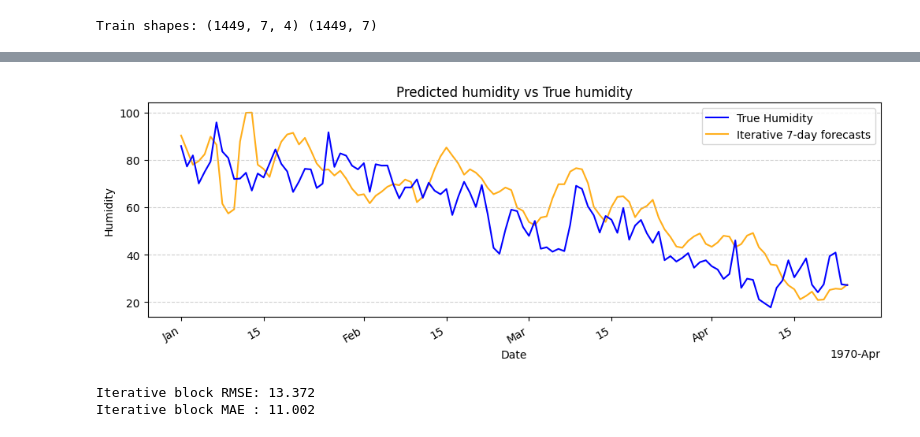
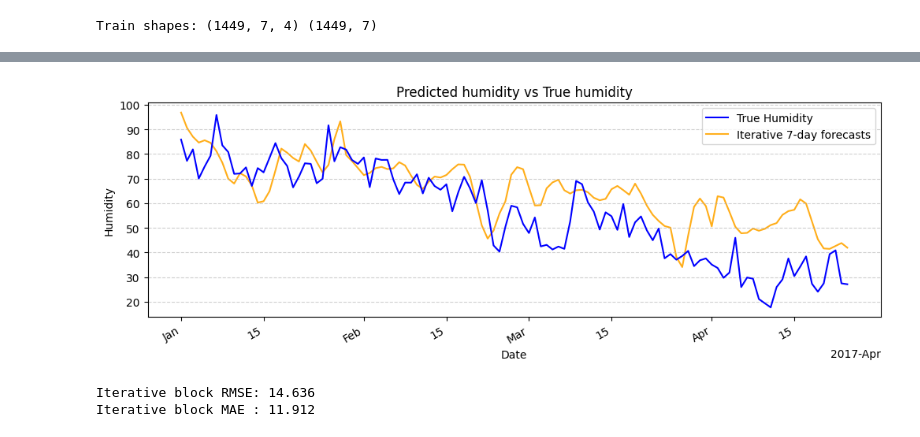
Before and after one commit to AntoniooOliva/Climate-A2, a Jupyter notebook: autoregression.ipynb, the cells around one changed output, grey strips where cells are left out. Cells and saved outputs as stored; diff of their text form; code cells hidden in the pictures.

```diff
--- a/autoregression.ipynb
+++ b/autoregression.ipynb
@@ -9,3 +9,9 @@ from keras.optimizers import Adam
 
 from sklearn.metrics import mean_squared_error, mean_absolute_error
 from sklearn.preprocessing import StandardScaler
+from statsmodels.tsa.seasonal import seasonal_decompose
+from statsmodels.tsa.seasonal import STL
+from statsmodels.robust import mad
+
+train_data = pd.read_csv('Datasets/DailyDelhiClimateTrain.csv', index_col='date', parse_dates=True)
+test_data = pd.read_csv('Datasets/DailyDelhiClimateTest.csv', index_col='date', parse_dates=True)
@@ -12,10 +59,7 @@ from sklearn.preprocessing import StandardScaler
 # %%
 # Load data
-train = pd.read_csv("Datasets/DailyDelhiClimateTrain.csv", index_col="date")
-test  = pd.read_csv("Datasets/DailyDelhiClimateTest.csv", index_col="date")
-
-train_values = train.values
-test_values  = test.values
+train_values = train_data.values
+test_values  = test_data.values
 
 # Normalize data
 scaler = StandardScaler()
@@ -23,7 +67,7 @@ train_scaled = scaler.fit_transform(train_values)
 test_scaled = scaler.transform(test_values)
 
 # Index of humidity in the dropped-data arrays
-humidity_idx = train.columns.get_loc("humidity")
+humidity_idx = train_data.columns.get_loc("humidity")
 # %%
 T = 7   # memory window (days)
 H = 7   # forecast horizon (days per block)
@@ -59,7 +103,7 @@ model.compile(
 n_train = int(0.8 * N)
 r = model.fit(
     X_train_flat[:n_train], Y_train[:n_train],
-    epochs=200,
+    epochs=300,
     validation_data=(X_train_flat[n_train:], Y_train[n_train:]),
     verbose=1
 )
@@ -123,5 +167,5 @@ preds_scaled_array = np.array(preds_scaled_list).reshape(-1, 1)  # (n_test_days,
 preds_orig = inverse_humidity(preds_scaled_array, scaler, humidity_idx, n_features)
 
 # compare with true humidity
-true_humidity = test['humidity'].values
+true_humidity = test_data['humidity'].values
 # %% [output]
@@ -145,27 +189,27 @@ true_humidity = test['humidity'].values
 # %%
 import matplotlib.dates as mdates
 
 preds_plot = np.clip(preds_orig, 0, 100)
 
 fig, ax = plt.subplots(figsize=(12,4))
-ax.plot(test.index, true_humidity, label='True Humidity', color='blue', zorder=2)
-ax.plot(test.index, preds_plot, label='Iterative 7-day forecasts', color='orange', alpha=0.9, zorder=1)
+ax.plot(test_data.index, true_humidity, label='True Humidity', color='blue', zorder=2)
+ax.plot(test_data.index, preds_plot, label='Iterative 7-day forecasts', color='orange', alpha=0.9, zorder=1)
 ax.set_title('Predicted humidity vs True humidity')
 ax.set_xlabel('Date'); ax.set_ylabel('Humidity')
 ax.legend(loc='upper right')
 ax.grid(axis='y', linestyle='--', alpha=0.6)
 
 ax.xaxis.set_major_locator(mdates.AutoDateLocator())
 ax.xaxis.set_major_formatter(mdates.ConciseDateFormatter(ax.xaxis.get_major_locator()))
 fig.autofmt_xdate()
 plt.show()
 # %% [output]
-[figure, old version]
+[figure, new version]
 # %%
 rmse = np.sqrt(mean_squared_error(true_humidity, preds_orig))
 mae  = mean_absolute_error(true_humidity, preds_orig)
 print(f"Iterative block RMSE: {rmse:.3f}")
 print(f"Iterative block MAE : {mae:.3f}")
 # %% [output]
-Iterative block RMSE: 13.372
-Iterative block MAE : 11.002
+Iterative block RMSE: 14.636
+Iterative block MAE : 11.912
```
Also changed, not shown: parts of 4 cells of this notebook, 2 other files.
